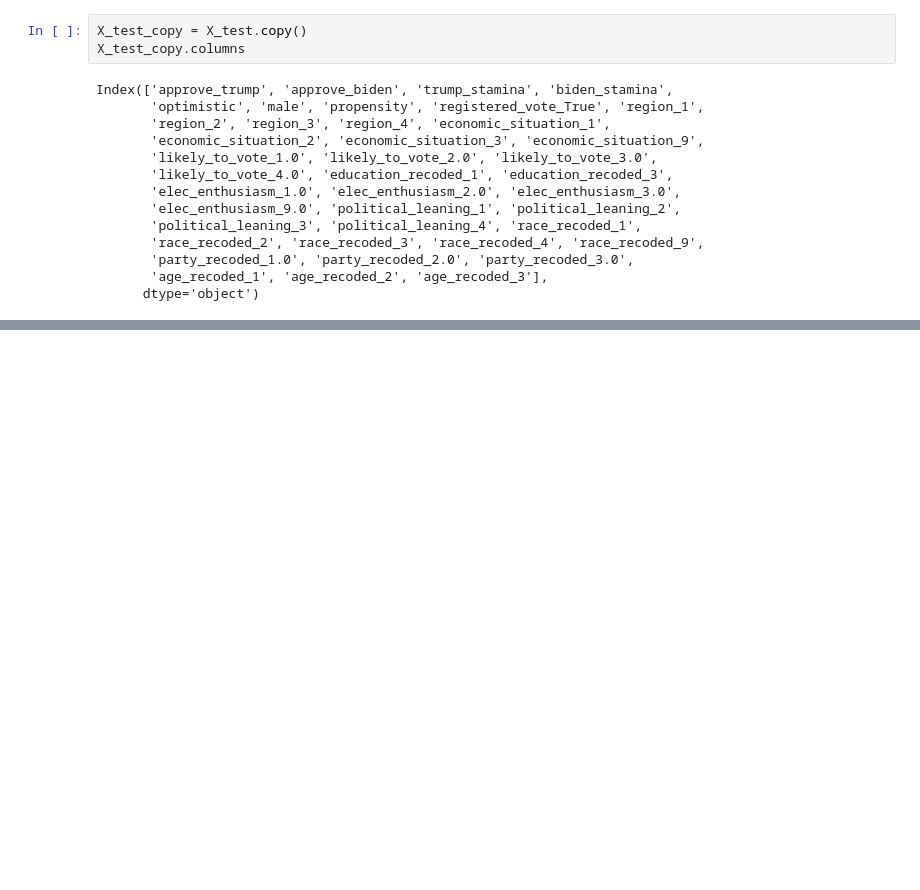
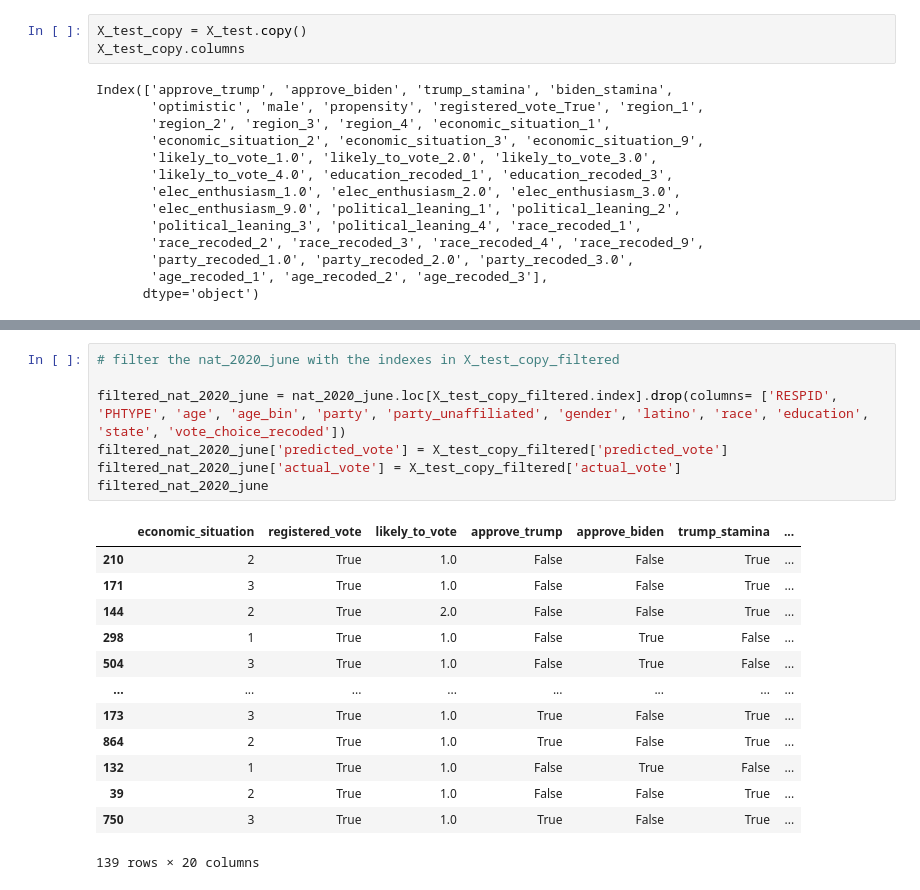
Before and after one commit to pmench/mrp-team, a Jupyter notebook: src/bella_ML.ipynb, the cells around one changed output, grey strips where cells are left out. Cells and saved outputs as stored; diff of their text form; blank space fills up the shorter version.

```diff
--- a/src/bella_ML.ipynb
+++ b/src/bella_ML.ipynb
@@ -1062,0 +1085,21 @@ X_test_copy_filtered
+# %%
+# filter the nat_2020_june with the indexes in X_test_copy_filtered
+
+filtered_nat_2020_june = nat_2020_june.loc[X_test_copy_filtered.index].drop(columns= ['RESPID', 'PHTYPE', 'age', 'age_bin', 'party', 'party_unaffiliated', 'gender', 'latino', 'race', 'education', 'state', 'vote_choice_recoded'])
+filtered_nat_2020_june['predicted_vote'] = X_test_copy_filtered['predicted_vote']
+filtered_nat_2020_june['actual_vote'] = X_test_copy_filtered['actual_vote']
+filtered_nat_2020_june
+# %% [output]
+|  | economic_situation | registered_vote | likely_to_vote | approve_trump | approve_biden | trump_stamina | ... |
+| 210 | 2 | True | 1.0 | False | False | True | ... |
+| 171 | 3 | True | 1.0 | False | False | True | ... |
+| 144 | 2 | True | 2.0 | False | False | True | ... |
+| 298 | 1 | True | 1.0 | False | True | False | ... |
+| 504 | 3 | True | 1.0 | False | True | False | ... |
+| ... | ... | ... | ... | ... | ... | ... | ... |
+| 173 | 3 | True | 1.0 | True | False | True | ... |
+| 864 | 2 | True | 1.0 | True | False | True | ... |
+| 132 | 1 | True | 1.0 | False | True | False | ... |
+| 39 | 2 | True | 1.0 | False | False | True | ... |
+| 750 | 3 | True | 1.0 | True | False | True | ... |
+139 rows × 20 columns
```
Also changed, not shown: parts of 14 cells of this notebook.
